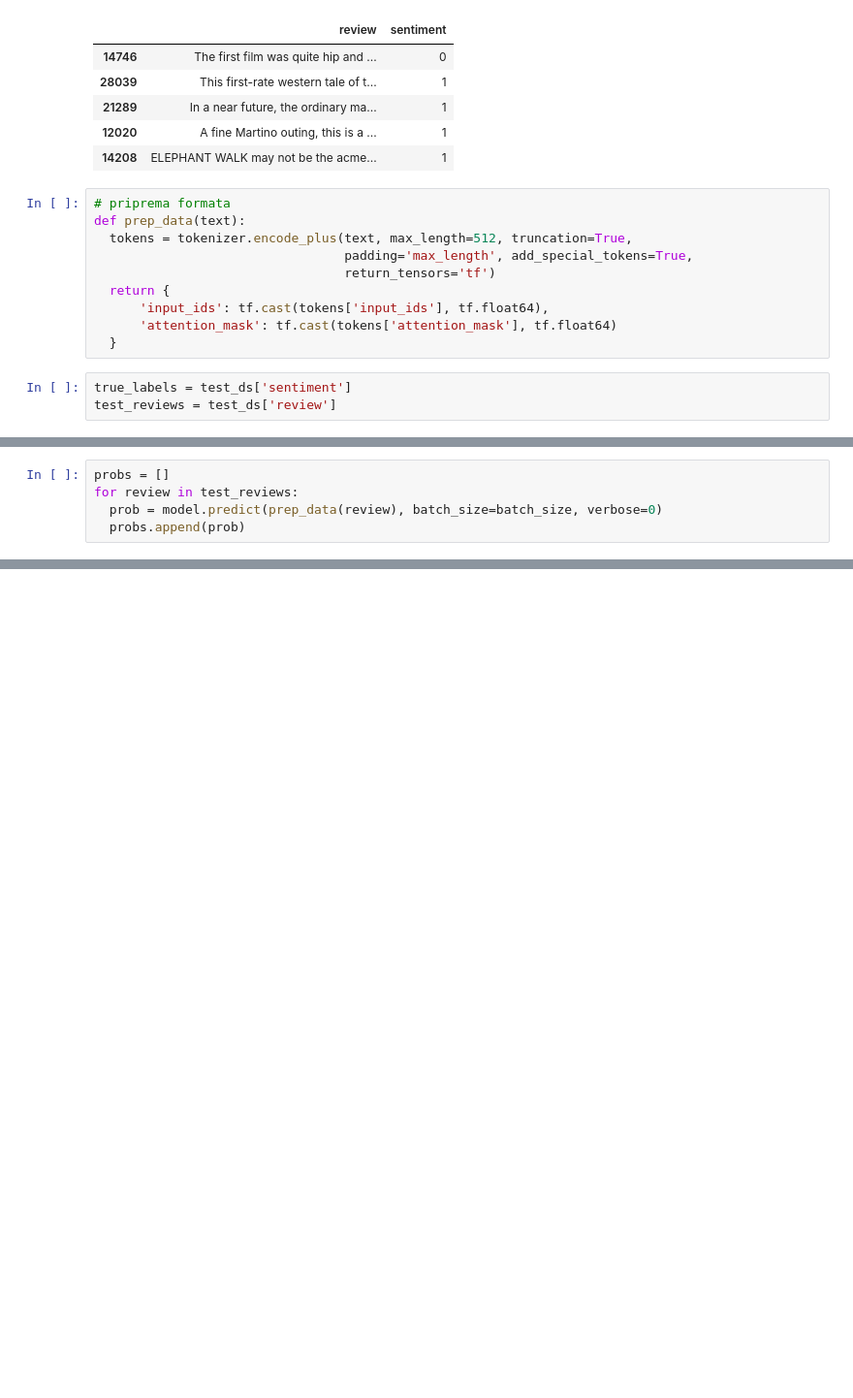
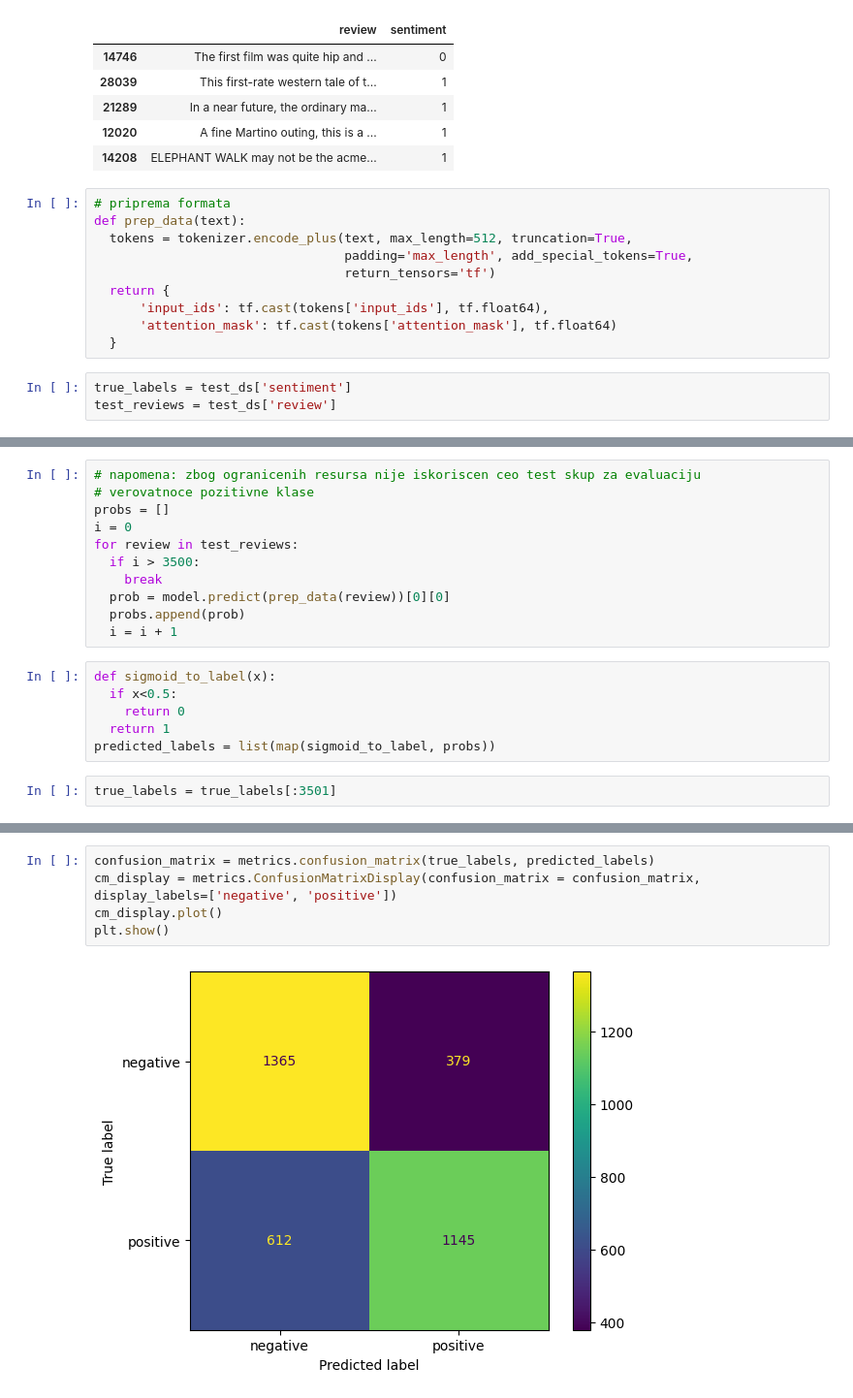
Before and after one commit to PavleSavic/ML_project2023, a Jupyter notebook: 03_Transformer.ipynb, the cells around one changed output, grey strips where cells are left out. Shown: that part at 97% size. Drawn from its saved outputs; the diff is of its cells as text; blank space fills up the shorter version.

```diff
--- a/03_Transformer.ipynb
+++ b/03_Transformer.ipynb
@@ -243,5 +249,19 @@ test_reviews = test_ds['review']
 # %%
+# napomena: zbog ogranicenih resursa nije iskoriscen ceo test skup za evaluaciju
+# verovatnoce pozitivne klase
 probs = []
+i = 0
 for review in test_reviews:
-  prob = model.predict(prep_data(review), batch_size=batch_size, verbose=0)
+  if i > 3500:
+    break
+  prob = model.predict(prep_data(review))[0][0]
   probs.append(prob)
+  i = i + 1
+# %%
+def sigmoid_to_label(x):
+  if x<0.5:
+    return 0
+  return 1
+predicted_labels = list(map(sigmoid_to_label, probs))
+# %%
+true_labels = true_labels[:3501]
@@ -247,0 +285,7 @@ for review in test_reviews:
+# %%
+confusion_matrix = metrics.confusion_matrix(true_labels, predicted_labels)
+cm_display = metrics.ConfusionMatrixDisplay(confusion_matrix = confusion_matrix, display_labels=['negative', 'positive'])
+cm_display.plot()
+plt.show()
+# %% [output]
+[figure, added]
```
Also changed, not shown: parts of 9 cells of this notebook.
